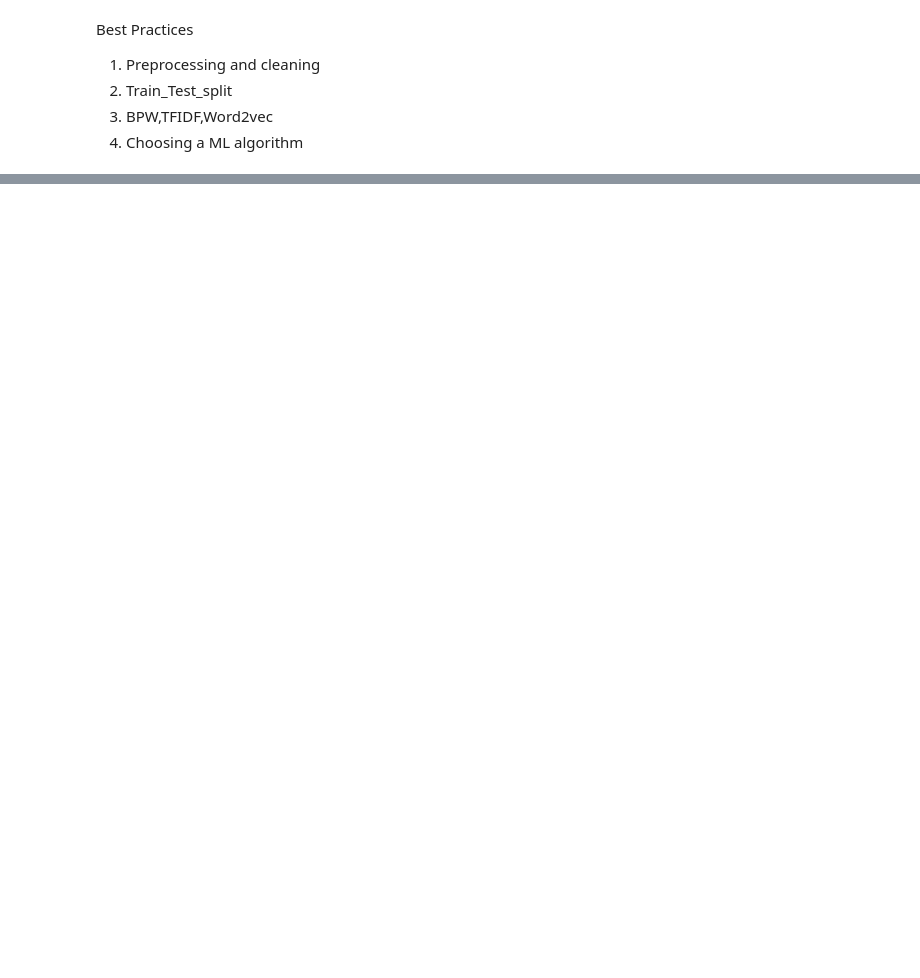
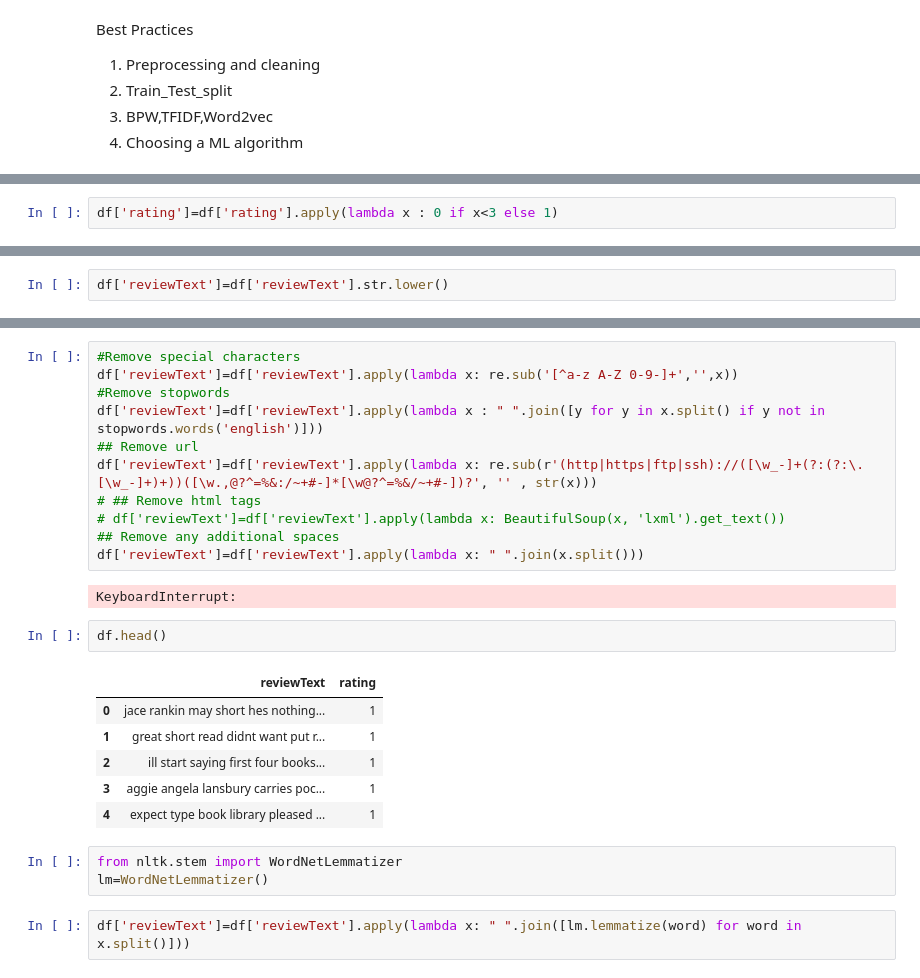
Before and after one commit to Art3mis20726/Kindle_review_sentiment_analysis, a Jupyter notebook: imp.ipynb, the cells around one changed output, grey strips where cells are left out. Drawn from its saved outputs; the diff is of its cells as text; blank space fills up the shorter version.

```diff
--- a/imp.ipynb
+++ b/imp.ipynb
@@ -22,0 +71,2 @@ KeyError: ('reviewText', 'rating')
+# %%
+df['rating']=df['rating'].apply(lambda x : 0 if x<3 else 1)
@@ -22,0 +81,2 @@ KeyError: ('reviewText', 'rating')
+# %%
+df['reviewText']=df['reviewText'].str.lower()
@@ -22,0 +93,27 @@ KeyError: ('reviewText', 'rating')
+# %%
+#Remove special characters
+df['reviewText']=df['reviewText'].apply(lambda x: re.sub('[^a-z A-Z 0-9-]+','',x))
+#Remove stopwords
+df['reviewText']=df['reviewText'].apply(lambda x : " ".join([y for y in x.split() if y not in stopwords.words('english')]))
+## Remove url
+df['reviewText']=df['reviewText'].apply(lambda x: re.sub(r'(http|https|ftp|ssh)://([\w_-]+(?:(?:\.[\w_-]+)+))([\w.,@?^=%&:/~+#-]*[\w@?^=%&/~+#-])?', '' , str(x)))
+# ## Remove html tags
+# df['reviewText']=df['reviewText'].apply(lambda x: BeautifulSoup(x, 'lxml').get_text())
+## Remove any additional spaces
+df['reviewText']=df['reviewText'].apply(lambda x: " ".join(x.split()))
+# %% [output]
+KeyboardInterrupt:
+# %%
+df.head()
+# %% [output]
+|  | reviewText | rating |
+| 0 | jace rankin may short hes nothing... | 1 |
+| 1 | great short read didnt want put r... | 1 |
+| 2 | ill start saying first four books... | 1 |
+| 3 | aggie angela lansbury carries poc... | 1 |
+| 4 | expect type book library pleased ... | 1 |
+# %%
+from nltk.stem import WordNetLemmatizer
+lm=WordNetLemmatizer()
+# %%
+df['reviewText']=df['reviewText'].apply(lambda x: " ".join([lm.lemmatize(word) for word in x.split()]))
```
Also changed, not shown: parts of 12 cells of this notebook.
